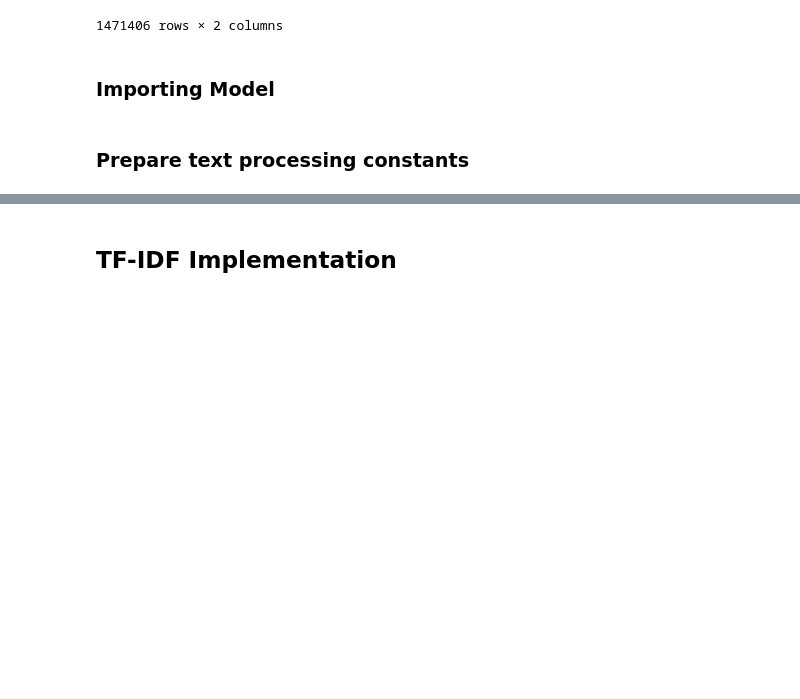
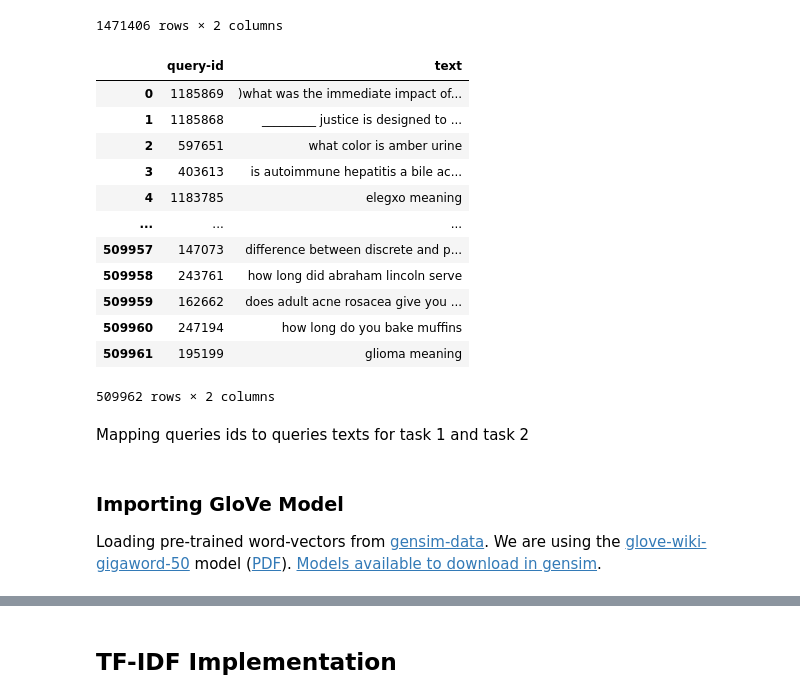
Before and after one commit to DIS-InfoExplorers/Project-1, a Jupyter notebook: Official.ipynb, the cells around one changed output, grey strips where cells are left out. Drawn from its saved outputs; the diff is of its cells as text; code cells hidden in the pictures; blank space fills up the shorter version.

```diff
--- a/Official.ipynb
+++ b/Official.ipynb
@@ -36,4 +35,25 @@ corpus
 | 1471404 | 8841800 | Following the death of his employ... |
 | 1471405 | 8841801 | Presently, Puerto Rico holds the ... |
 1471406 rows × 2 columns
+# %%
+queries = pd.read_json(path_or_buf='data/queries.jsonl', lines=True)
+queries['text'] = queries['text'].str.strip()
+queries = queries.drop(columns=["metadata"]).rename(columns={"_id": "query-id"})
+queries
+# %% [output]
+|  | query-id | text |
+| 0 | 1185869 | )what was the immediate impact of... |
+| 1 | 1185868 | _________ justice is designed to ... |
+| 2 | 597651 | what color is amber urine |
+| 3 | 403613 | is autoimmune hepatitis a bile ac... |
+| 4 | 1183785 | elegxo meaning |
+| ... | ... | ... |
+| 509957 | 147073 | difference between discrete and p... |
+| 509958 | 243761 | how long did abraham lincoln serve |
+| 509959 | 162662 | does adult acne rosacea give you ... |
+| 509960 | 247194 | how long do you bake muffins |
+| 509961 | 195199 | glioma meaning |
+509962 rows × 2 columns
+# %% [markdown]
+Mapping queries ids to queries texts for task 1 and task 2
 # %%
@@ -54,7 +70,10 @@ df_task_2['corpus-id'] = df_task_2['corpus-id'].str.split(", ")
 ##Free queries
 queries = None
 # %% [markdown]
-### Importing Model
+### Importing GloVe Model
+Loading pre-trained word-vectors from [gensim-data](https://radimrehurek.com/gensim/auto_examples/howtos/run_downloader_api.html).
+We are using the [glove-wiki-gigaword-50](https://nlp.stanford.edu/projects/glove/) model ([PDF](https://nlp.stanford.edu/pubs/glove.pdf)).
+[Models available to download in gensim](https://github.com/piskvorky/gensim-data#models).
 # %%
 try:
     model = KeyedVectors.load('data/glove.model.d2v')
@@ -62,5 +81,3 @@ except:
     print("404, Now Fetching Model ...")
     model = api.load("glove-wiki-gigaword-50")
     model.save('data/glove.model.d2v')
-# %% [markdown]
-### Prepare text processing constants
```
Also changed, not shown: parts of 29 cells of this notebook.
